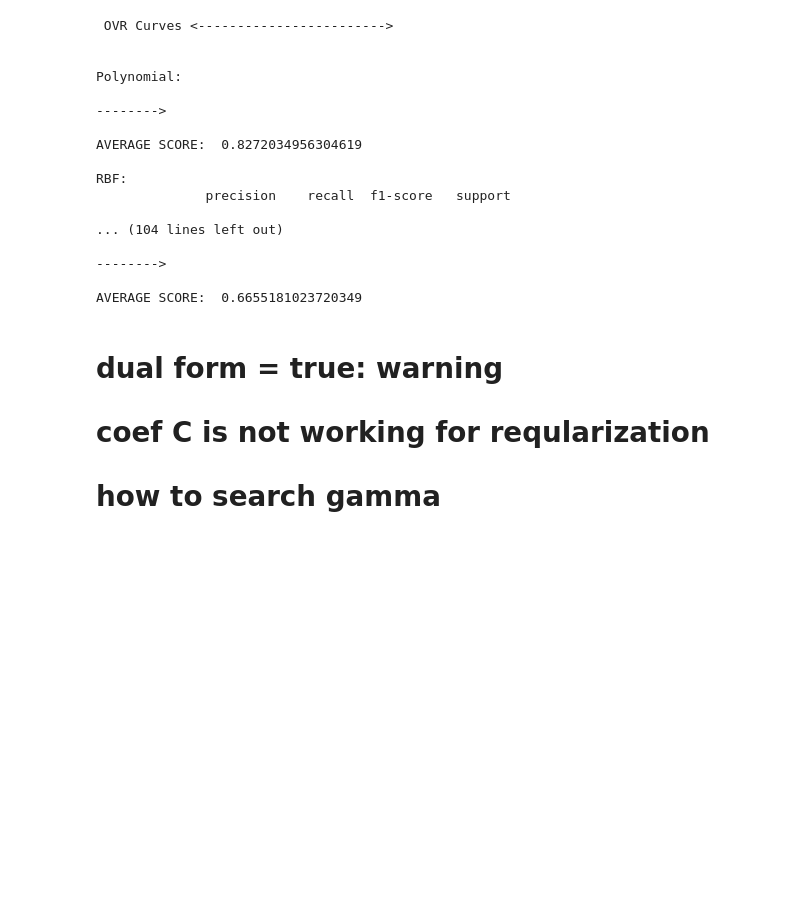
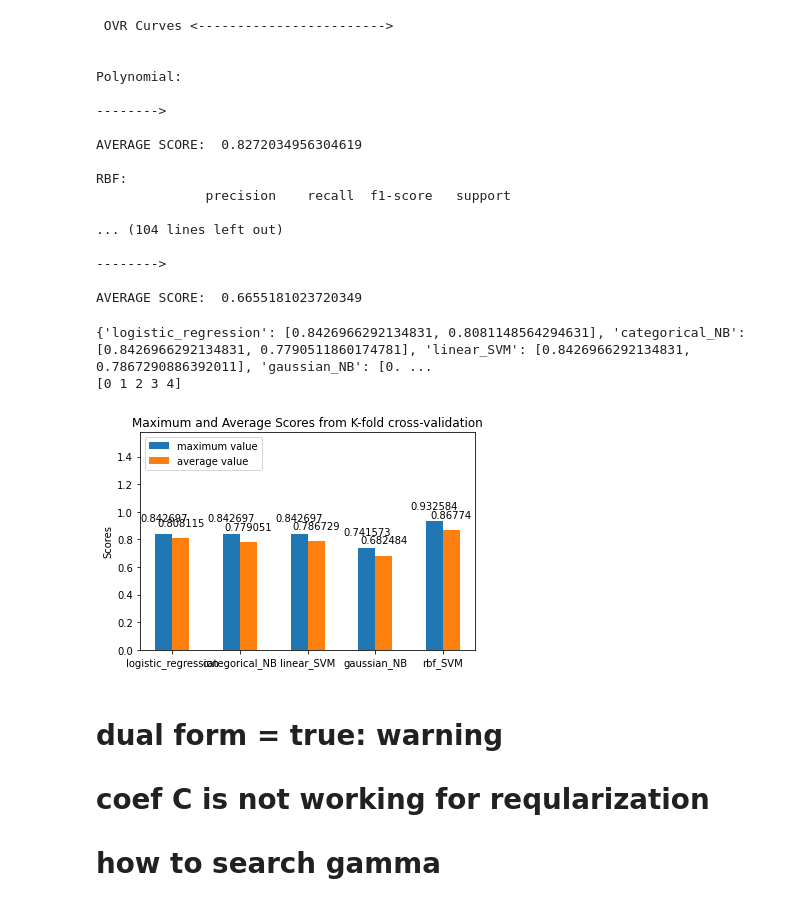
Before and after one commit to Kyohei-us/ECS171_Titanic_Survival_Project, a Jupyter notebook: ML_models_testing.ipynb, the cells around one changed output. Saved outputs shown, nothing was run; the diff lists cells and outputs as text; code cells hidden in the pictures; blank space fills up the shorter version.

Commit message:
plot

```diff
--- a/ML_models_testing.ipynb
+++ b/ML_models_testing.ipynb
@@ -234,6 +243,7 @@ y = clean_titanic_df['Survived']
 
 i = 0
 average_score = 0
+max_score
 for train_indices, test_indices in kf.split(X):
     start_train, stop_train = train_indices[0], train_indices[-1]+1
     start_test, stop_test = test_indices[0], test_indices[-1]+1
@@ -243,10 +253,14 @@ for train_indices, test_indices in kf.split(X):
     categorical_NB2.fit(X[start_train:stop_train], y[start_train:stop_train])
     print(classification_report(y[start_test:stop_test], categorical_NB2.predict(X[start_test:stop_test])))
     print(categorical_NB2.score(X[start_test:stop_test], y[start_test:stop_test]))
+    if max_score < categorical_NB2.score(X[start_test:stop_test], y[start_test:stop_test]):
+        max_score = categorical_NB2.score(X[start_test:stop_test], y[start_test:stop_test])
     average_score += categorical_NB2.score(X[start_test:stop_test], y[start_test:stop_test])
     i+=1
 
 print("average score: ", average_score/10)
+kfold_results['categorical_NB'][0] = max_score
+kfold_results['categorical_NB'][1] = average_score/10
 # %% [output]
               precision    recall  f1-score   support
 
@@ -343,6 +357,7 @@ def K_fold_report(X,y,k,clf,report= False):
     clf_cpy = copy.deepcopy(clf)
     i = 0
     average_score = 0
+    max_score = 0
     kf = KFold(n_splits=n)
     for train_indices, test_indices in kf.split(X):
         #print(str(i) + ": ")
@@ -354,9 +369,12 @@ def K_fold_report(X,y,k,clf,report= False):
             print(classification_report(y[start_test:stop_test], clf_cpy.predict(X[start_test:stop_test])))
             print(clf_cpy.score(X[start_test:stop_test], y[start_test:stop_test]))
         average_score += clf_cpy.score(X[start_test:stop_test], y[start_test:stop_test])
+        if max_score < clf_cpy.score(X[start_test:stop_test], y[start_test:stop_test]):
+            max_score = clf_cpy.score(X[start_test:stop_test], y[start_test:stop_test])
         i+=1
     print("\n-------->\n")
     print("AVERAGE SCORE: ", average_score/n)
+    return [max_score, average_score/n]
 
-K_fold_report(X,y,n,Gaussian_NB)
+kfold_results['gaussian_NB'] = K_fold_report(X,y,n,Gaussian_NB)
 # %% [output]
@@ -393,7 +413,9 @@ X_encoded = scaler.transform(X_encoded)
 n = 10
 
 clf = SVC(kernel='linear')
-K_fold_report(X_encoded,y_all,n,clf)
+print(K_fold_report(X_encoded,y_all,n,clf))
+kfold_results['linear_SVM'] = K_fold_report(X_encoded,y_all,n,clf)
+print(kfold_results)
 # %% [output]
 -------->
 
@@ -444,7 +472,7 @@ K_fold_report(X_encoded,y_all,n,clf)
 
 print("\nRBF: ")
 clf = SVC(kernel='rbf',gamma = 5 ,decision_function_shape = 'ovo')
-K_fold_report(X_encoded,y_all,n,clf)
+kfold_results['rbf_SVM'] = K_fold_report(X_encoded,y_all,n,clf)
 
 print("\nSigmoid: ")
 clf = SVC(kernel='sigmoid',decision_function_shape = 'ovo')
@@ -498,6 +527,42 @@ RBF:
 -------->
 
 AVERAGE SCORE:  0.6655181023720349
+# %%
+print(kfold_results)
+
+labels = []
+maxs = []
+avgs = []
+
+for key, value in kfold_results.items():
+
+    labels.append(key)
+    maxs.append(value[0])
+    avgs.append(value[1])
+
+x = np.arange(len(labels))  # the label locations
+print(x)
+width = 0.25  # the width of the bars
+
+fig, ax = plt.subplots()
+rects1 = ax.bar(x - width/2, maxs, width, label='maximum value')
+rects2 = ax.bar(x + width/2, avgs, width, label='average value')
+
+# Add some text for labels, title and custom x-axis tick labels, etc.
+ax.set_ylabel('Scores')
+ax.set_title('Maximum and Average Scores from K-fold cross-validation')
+ax.set_xticks(x)
+ax.set_xticklabels(labels)
+ax.legend()
+
+ax.bar_label(rects1, padding=10)
+ax.bar_label(rects2, padding=10)
+plt.plot(4, 1.5)
+plt.show()
+# %% [output]
+{'logistic_regression': [0.8426966292134831, 0.8081148564294631], 'categorical_NB': [0.8426966292134831, 0.7790511860174781], 'linear_SVM': [0.8426966292134831, 0.7867290886392011], 'gaussian_NB': [0. ...
+[0 1 2 3 4]
+[figure, added]
 # %% [markdown]
 # dual form = true: warning
 # coef C is not working for reqularization
```
Also changed, not shown: parts of 11 cells of this notebook, 1 other file.
